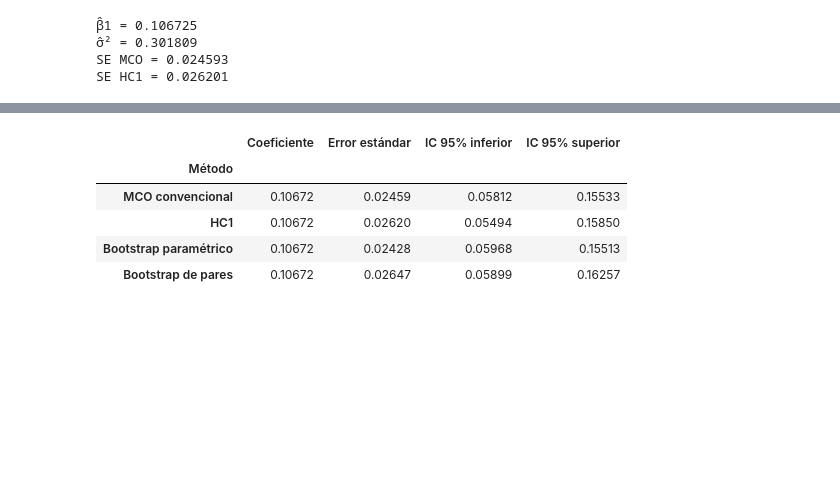
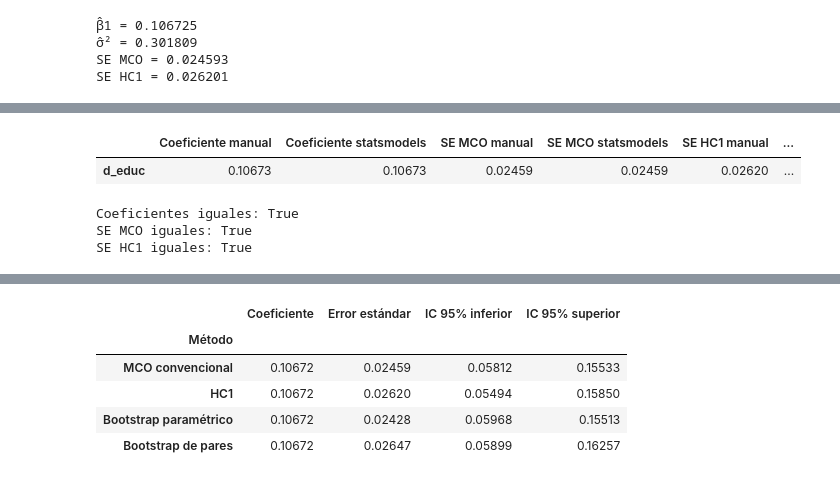
Before and after one commit to sebabecerra/Econometria-II-DEN, a Jupyter notebook: Tarea2/Tarea2_Twins_Bootstrap_Solucion.ipynb, the cells around one changed output, grey strips where cells are left out. Cells and saved outputs as stored; diff of their text form; code cells hidden in the pictures; blank space fills up the shorter version.

```diff
--- a/Tarea2/Tarea2_Twins_Bootstrap_Solucion.ipynb
+++ b/Tarea2/Tarea2_Twins_Bootstrap_Solucion.ipynb
@@ -439,0 +497,41 @@ Réplicas de pares: 9,999
+# %%
+# Comparación con el cálculo directo de statsmodels
+
+modelo_directo = sm.OLS(y, X).fit()
+
+modelo_HC1_directo = modelo_directo.get_robustcov_results(
+    cov_type="HC1"
+)
+
+comparacion = pd.DataFrame({
+    "Coeficiente manual": beta_hat,
+    "Coeficiente statsmodels": modelo_directo.params,
+    "SE MCO manual": SE_MCO,
+    "SE MCO statsmodels": modelo_directo.bse,
+    "SE HC1 manual": SE_HC1,
+    "SE HC1 statsmodels": modelo_HC1_directo.bse
+}, index=X.columns)
+
+display(comparacion.round(6))
+# %% [output]
+|  | Coeficiente manual | Coeficiente statsmodels | SE MCO manual | SE MCO statsmodels | SE HC1 manual | ... |
+| d_educ | 0.10673 | 0.10673 | 0.02459 | 0.02459 | 0.02620 | ... |
+# %%
+print(
+    "Coeficientes iguales:",
+    np.allclose(beta_hat, modelo_directo.params)
+)
+
+print(
+    "SE MCO iguales:",
+    np.allclose(SE_MCO, modelo_directo.bse)
+)
+
+print(
+    "SE HC1 iguales:",
+    np.allclose(SE_HC1, modelo_HC1_directo.bse)
+)
+# %% [output]
+Coeficientes iguales: True
+SE MCO iguales: True
+SE HC1 iguales: True
```
Also changed, not shown: parts of 11 cells of this notebook.
